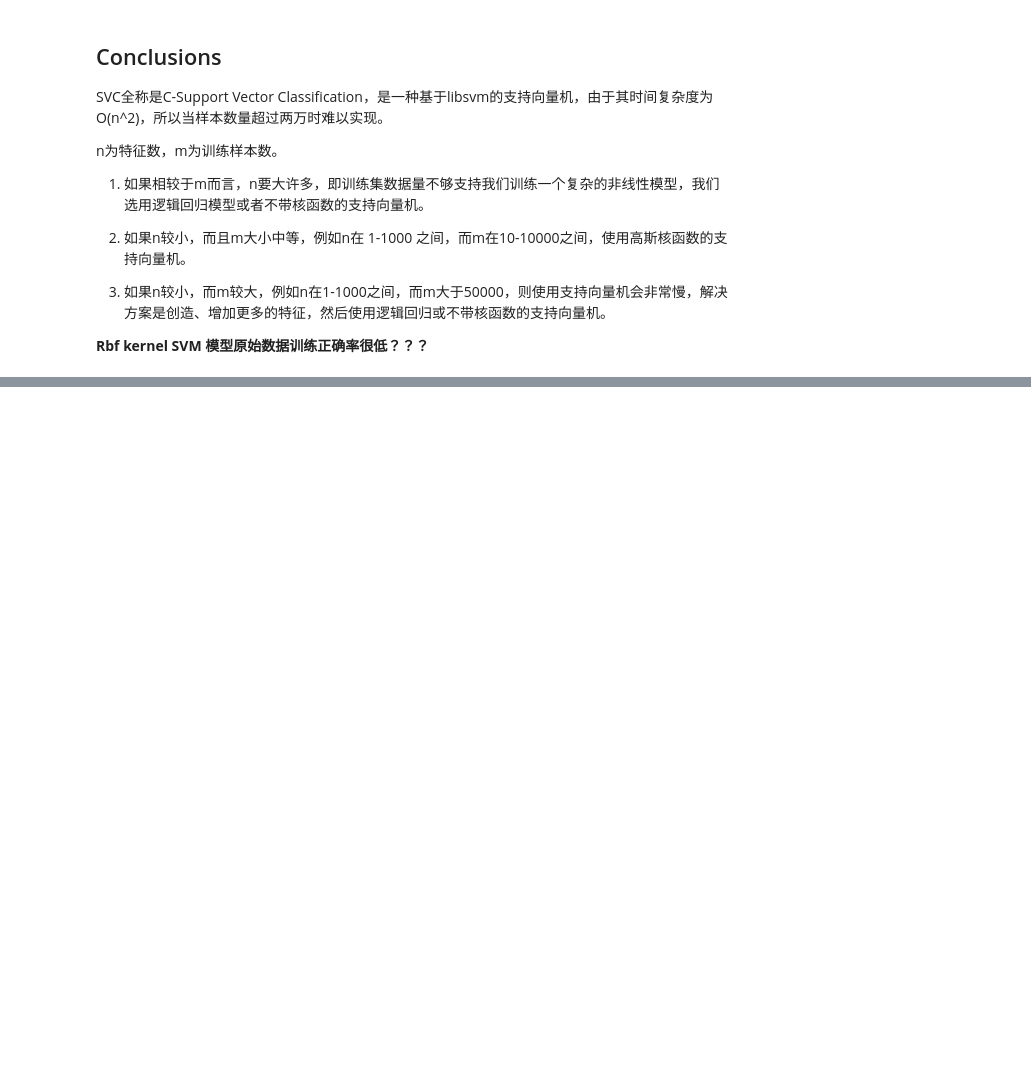
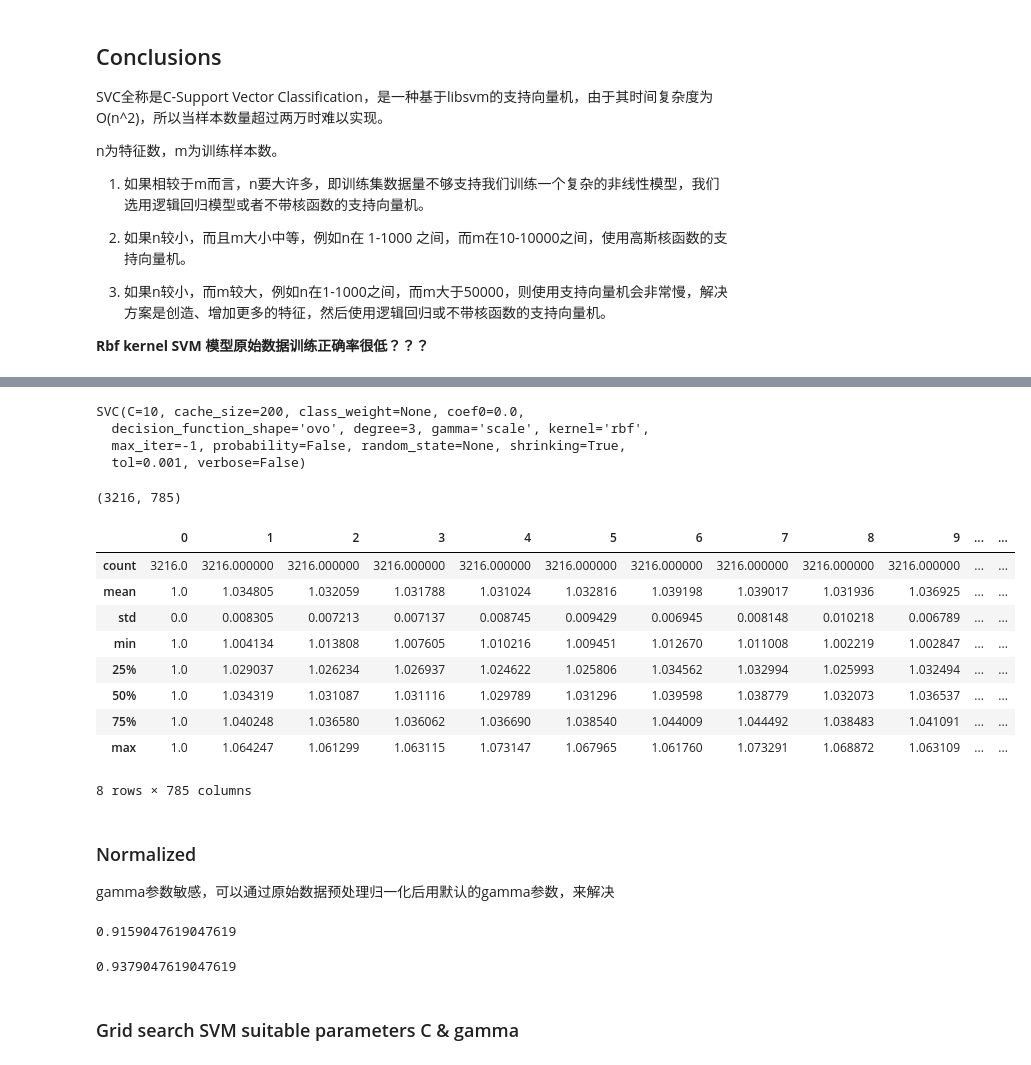
Before and after one commit to zhenglinj/ml-competion, a Jupyter notebook: kaggle/getting-started/digit-recognizer/Compare_rbf_kernel_SVM_vs_linear_kernel_SVM_vs_PCA_rbf_kernel_SVM.ipynb, the cells around one changed output, grey strips where cells are left out. Saved outputs shown, nothing was run; the diff lists cells and outputs as text; code cells hidden in the pictures; blank space fills up the shorter version.

Commit message:
Add SVM rbf parameters

```diff
--- a/kaggle/getting-started/digit-recognizer/Compare_rbf_kernel_SVM_vs_linear_kernel_SVM_vs_PCA_rbf_kernel_SVM.ipynb
+++ b/kaggle/getting-started/digit-recognizer/Compare_rbf_kernel_SVM_vs_linear_kernel_SVM_vs_PCA_rbf_kernel_SVM.ipynb
@@ -115,15 +124,15 @@ svmLinearClf.score(x_test, y_test)
 # %%
-svmLinClf = SVC(C=10, kernel='linear', decision_function_shape='ovo')
-svmLinClf.fit(x_train1, y_train1)  # 训练SVM
-svmLinClf.score(x_test, y_test)
+lin_clf = SVC(C=10, kernel='linear', decision_function_shape='ovo')
+lin_clf.fit(x_train1, y_train1)  # 训练SVM
+lin_clf.score(x_test, y_test)
 # %% [output]
 0.8911428571428571
 # %% [markdown]
 ## The Poly SVM
 # %%
-svmPolyClf = SVC(C=10, kernel='poly', decision_function_shape='ovr')
-svmPolyClf.fit(x_train1, y_train1)  # 训练SVM
-svmPolyClf.score(x_test, y_test)
+poly_clf = SVC(C=10, kernel='poly', decision_function_shape='ovr')
+poly_clf.fit(x_train1, y_train1)  # 训练SVM
+poly_clf.score(x_test, y_test)
 # %% [output]
 0.9306666666666666
 # %% [markdown]
@@ -198,0 +225,40 @@ n为特征数，m为训练样本数。
+# %%
+rbf_clf
+# %% [output]
+SVC(C=10, cache_size=200, class_weight=None, coef0=0.0,
+  decision_function_shape='ovo', degree=3, gamma='scale', kernel='rbf',
+  max_iter=-1, probability=False, random_state=None, shrinking=True,
+  tol=0.001, verbose=False)
+# %%
+def similarity(xi, lm, sigma):
+    result = [np.exp((np.linalg.norm(l - xi, 2)**2) / (2 * (sigma**2))) for l in lm]
+    result = [1] + result
+    return result
+
+def rbf_kernel(x, lm, sigma):
+    return np.asarray([similarity(xi, lm, sigma) for xi in x])
+# %%
+# Rbf kernel transform
+m = x_train1.shape[1]
+lm = x_train1.values[0:m]
+rbf_train1 = rbf_kernel(x_train1.values[m:], lm, 10000)
+pd.DataFrame(rbf_train1).shape
+# %% [output]
+(3216, 785)
+# %%
+pd.DataFrame(rbf_train1).describe()
+# %% [output]
+|  | 0 | 1 | 2 | 3 | 4 | 5 | 6 | 7 | 8 | 9 | ... | ... |
+| count | 3216.0 | 3216.000000 | 3216.000000 | 3216.000000 | 3216.000000 | 3216.000000 | 3216.000000 | 3216.000000 | 3216.000000 | 3216.000000 | ... | ... |
+| mean | 1.0 | 1.034805 | 1.032059 | 1.031788 | 1.031024 | 1.032816 | 1.039198 | 1.039017 | 1.031936 | 1.036925 | ... | ... |
+| std | 0.0 | 0.008305 | 0.007213 | 0.007137 | 0.008745 | 0.009429 | 0.006945 | 0.008148 | 0.010218 | 0.006789 | ... | ... |
+| min | 1.0 | 1.004134 | 1.013808 | 1.007605 | 1.010216 | 1.009451 | 1.012670 | 1.011008 | 1.002219 | 1.002847 | ... | ... |
+| 25% | 1.0 | 1.029037 | 1.026234 | 1.026937 | 1.024622 | 1.025806 | 1.034562 | 1.032994 | 1.025993 | 1.032494 | ... | ... |
+| 50% | 1.0 | 1.034319 | 1.031087 | 1.031116 | 1.029789 | 1.031296 | 1.039598 | 1.038779 | 1.032073 | 1.036537 | ... | ... |
+| 75% | 1.0 | 1.040248 | 1.036580 | 1.036062 | 1.036690 | 1.038540 | 1.044009 | 1.044492 | 1.038483 | 1.041091 | ... | ... |
+| max | 1.0 | 1.064247 | 1.061299 | 1.063115 | 1.073147 | 1.067965 | 1.061760 | 1.073291 | 1.068872 | 1.063109 | ... | ... |
+8 rows × 785 columns
+# %% [markdown]
+### Normalized
+
+gamma参数敏感，可以通过原始数据预处理归一化后用默认的gamma参数，来解决
@@ -198,0 +271,18 @@ n为特征数，m为训练样本数。
+# %%
+from sklearn.svm import SVC
+
+normalized_rbf_clf = SVC(C=10, kernel='rbf', decision_function_shape='ovo') #gamma='scale',
+normalized_rbf_clf.fit(normalized_train1, y_train1)  # 训练SVM
+normalized_rbf_clf.score(normalized_test, y_test)
+# %% [output]
+0.9159047619047619
+# %%
+from sklearn.svm import SVC
+
+normalized_rbf_clf = SVC(C=10, kernel='rbf', gamma='scale', decision_function_shape='ovo') #
+normalized_rbf_clf.fit(normalized_train1, y_train1)  # 训练SVM
+normalized_rbf_clf.score(normalized_test, y_test)
+# %% [output]
+0.9379047619047619
+# %% [markdown]
+### Grid search SVM suitable parameters C & gamma
```
Also changed, not shown: parts of 15 cells of this notebook, 2 other files.
